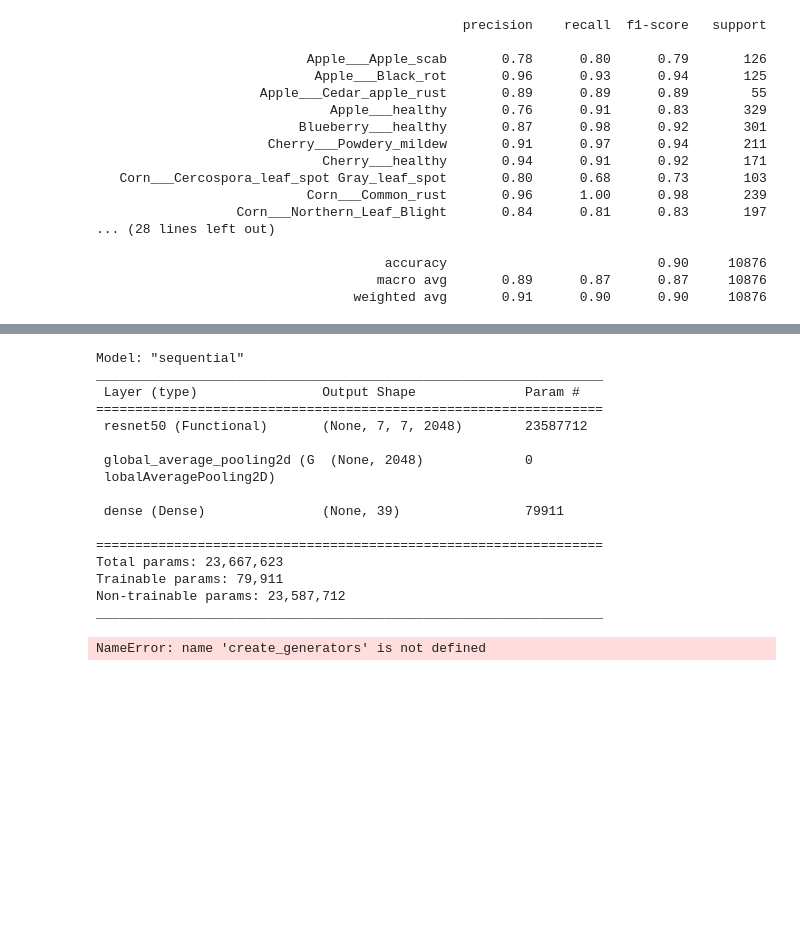
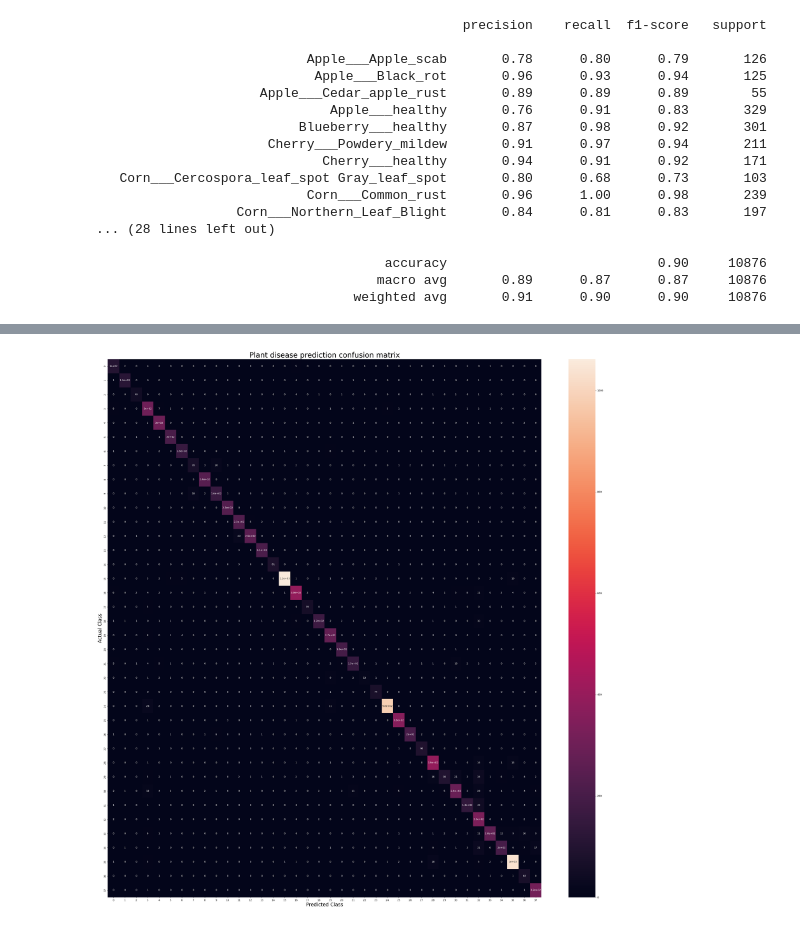
Before and after one commit to ayan0xdl/Plant_Disease_Identification, a Jupyter notebook: preprocessing.ipynb, the cells around one changed output, grey strips where cells are left out. Drawn from its saved outputs; the diff is of its cells as text; code cells hidden in the pictures; blank space fills up the shorter version.

```diff
--- a/preprocessing.ipynb
+++ b/preprocessing.ipynb
@@ -196,7 +29,7 @@ OpenCV Canny edges (first 5x5 pixels):
 # %%
 from tensorflow.keras.utils import image_dataset_from_directory
 
-train_path = r"D:\Plant_leaf_disease\dataset_split\train"
+train_path = r"\Plant_leaf_disease\dataset_split\train"
 
 training_set = image_dataset_from_directory(
     train_path,
@@ -217,7 +50,7 @@ training_set = image_dataset_from_directory(
 # %% [output]
 Found 43428 files belonging to 38 classes.
 # %%
-val_path = r"D:\Plant_leaf_disease\dataset_split\val"
+val_path = r"\Plant_leaf_disease\dataset_split\val"
 val_set = image_dataset_from_directory(
     val_path,
     labels="inferred", #same class as in folders
@@ -423,7 +256,7 @@ class_names
  'Tomato___Tomato_mosaic_virus',
  'Tomato___healthy']
 # %%
-val_path = r"D:\Plant_leaf_disease\dataset_split\val"
+val_path = r"\Plant_leaf_disease\dataset_split\val"
 test_set = image_dataset_from_directory(
     val_path,
     labels="inferred", #same class as in folders
@@ -569,53 +353,10 @@ Error:
-# %%
-from tensorflow.keras.applications import ResNet50
-from tensorflow.keras import layers, models
-
-# Load the pre-trained ResNet50 model
-base_model = ResNet50(weights='imagenet', include_top=False, input_shape=(224, 224, 3))
-
-# Freeze the base model layers
-base_model.trainable = False
-
-# Create the custom model on top of the pre-trained ResNet50 model
-model = models.Sequential([
-    base_model,
-    layers.GlobalAveragePooling2D(),
-    layers.Dense(39, activation='softmax')  # 39 classes for your plant disease dataset
-])
-
-# Compile the model
-model.compile(optimizer='adam', loss='categorical_crossentropy', metrics=['accuracy'])
-
-# Show the model summary
-model.summary()
-# %% [output]
-Model: "sequential"
-_________________________________________________________________
- Layer (type)                Output Shape              Param #
-=================================================================
- resnet50 (Functional)       (None, 7, 7, 2048)        23587712
-
- global_average_pooling2d (G  (None, 2048)             0
- lobalAveragePooling2D)
-
- dense (Dense)               (None, 39)                79911
-
-=================================================================
-Total params: 23,667,623
-Trainable params: 79,911
-Non-trainable params: 23,587,712
-_________________________________________________________________
-# %%
-# Get the training and validation generators
-train_generator, val_generator = create_generators(train_dir, val_dir)
-
-# Train the model
-history = model.fit(
-    train_generator,
-    steps_per_epoch=train_generator.samples // train_generator.batch_size,
-    epochs=10,
-    validation_data=val_generator,
-    validation_steps=val_generator.samples // val_generator.batch_size
-)
-# %% [output]
-NameError: name 'create_generators' is not defined
+# %%
+#visualizing the matrix
+plt.figure(figsize=[40,40])
+sns.heatmap(con_mat,annot=True,annot_kws={'size':10})
+plt.xlabel("Predicted Class",fontsize=20)
+plt.ylabel("Actual Class",fontsize=20)
+plt.title("Plant disease prediction confusion matrix",fontsize=30)
+plt.show()
+# %% [output]
+[figure, added]
```
Also changed, not shown: parts of 11 cells of this notebook, 2 other files.
